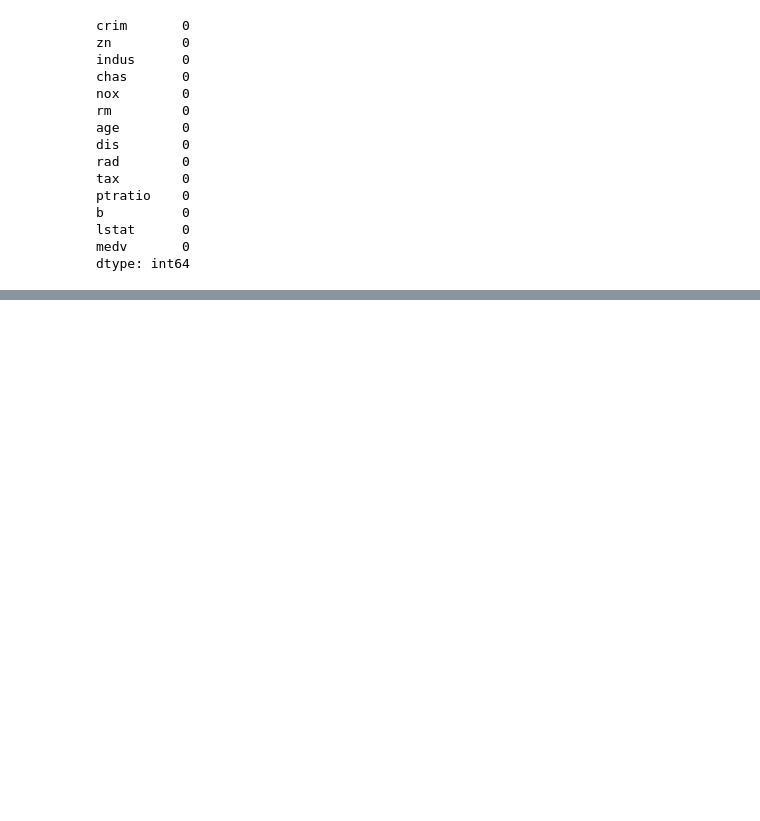
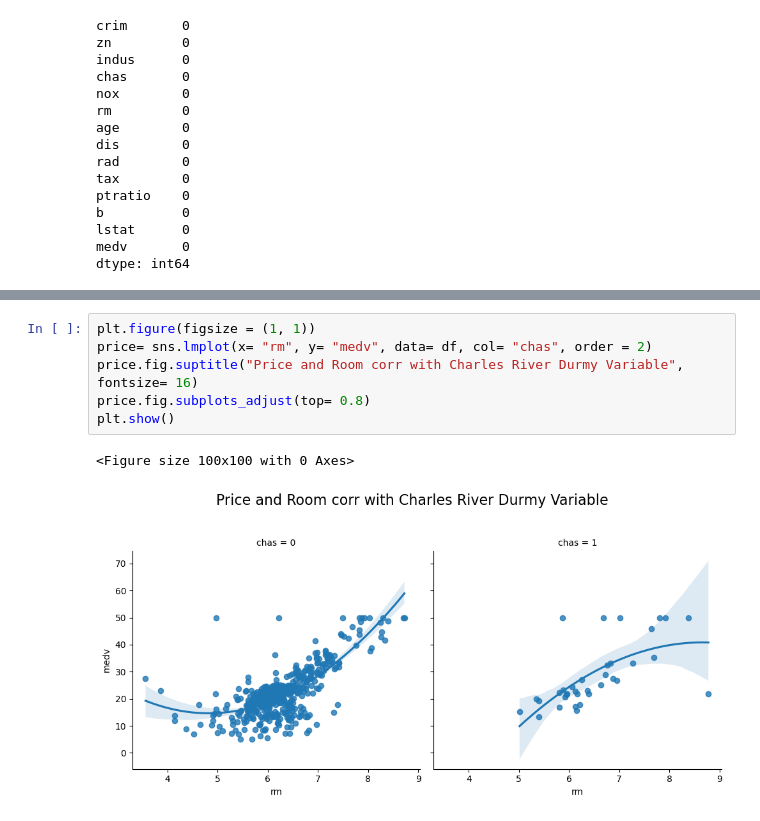
Before and after one commit to Diana-Shilova/TMSds, a Jupyter notebook: lesson9/lesson9.ipynb, the cells around one changed output, grey strips where cells are left out. Cells and saved outputs as stored; diff of their text form; blank space fills up the shorter version.

```diff
--- a/lesson9/lesson9.ipynb
+++ b/lesson9/lesson9.ipynb
@@ -140,0 +156,9 @@ plt.show()
+# %%
+plt.figure(figsize = (1, 1))
+price= sns.lmplot(x= "rm", y= "medv", data= df, col= "chas", order = 2)
+price.fig.suptitle("Price and Room corr with Charles River Durmy Variable", fontsize= 16)
+price.fig.subplots_adjust(top= 0.8)
+plt.show()
+# %% [output]
+<Figure size 100x100 with 0 Axes>
+[figure, added]
```
Also changed, not shown: parts of 17 cells of this notebook, 1 other file.
